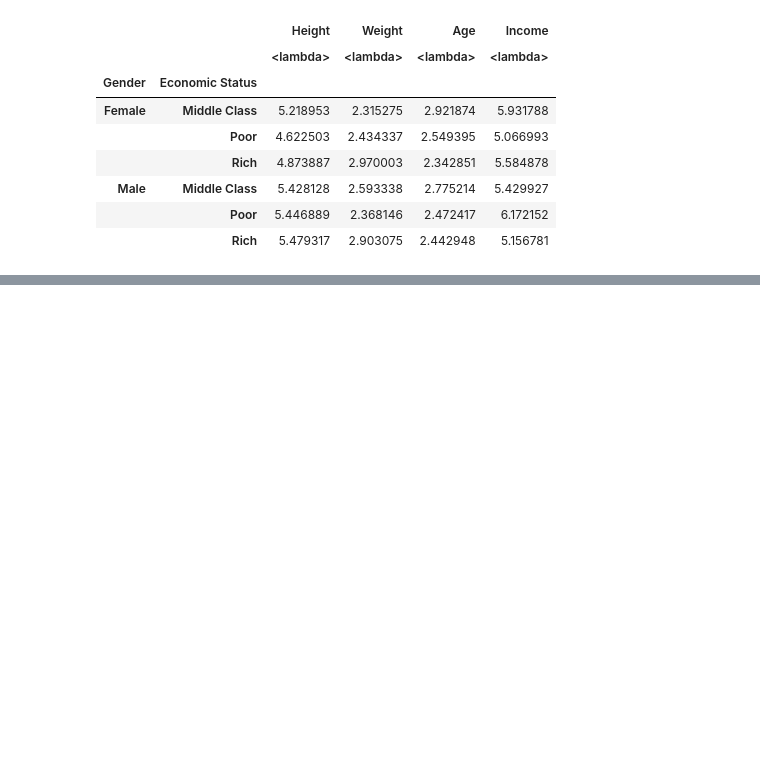
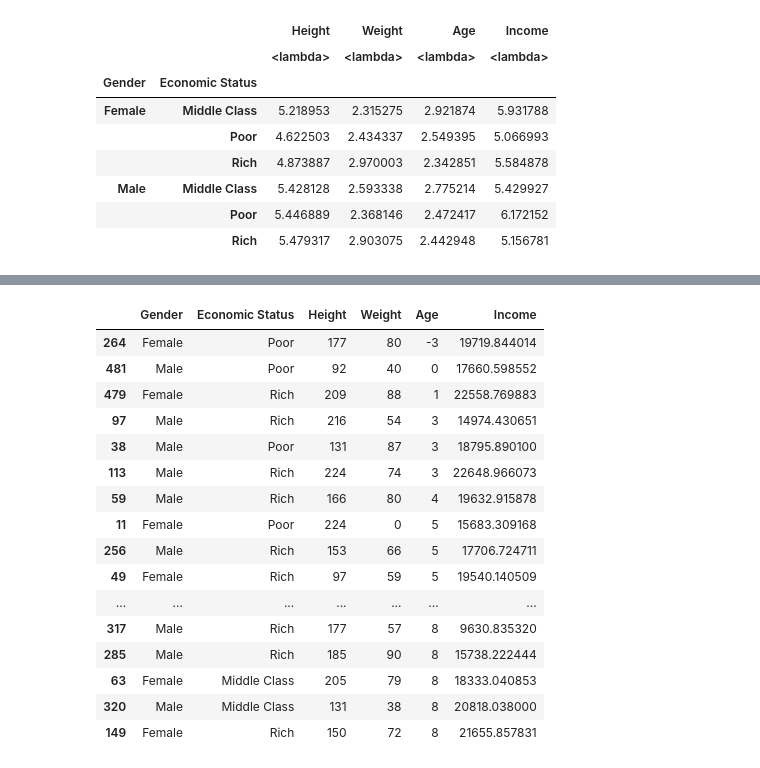
Before and after one commit to diego19508/python-ml-course, a Jupyter notebook: Course/T2 - 3 - Data Cleaning - Agrupacion de datos.ipynb, the cells around one changed output, grey strips where cells are left out. Saved outputs shown, nothing was run; the diff lists cells and outputs as text; code cells hidden in the pictures; blank space fills up the shorter version.

```diff
--- a/Course/T2 - 3 - Data Cleaning - Agrupacion de datos.ipynb
+++ b/Course/T2 - 3 - Data Cleaning - Agrupacion de datos.ipynb
@@ -257,0 +361,22 @@ double_group.aggregate([lambda x: np.mean(x)/np.std(x)])
+# %%
+data_sorted = data.sort_values(["Age","Income"])
+# %%
+data_sorted.head(20)
+# %% [output]
+|  | Gender | Economic Status | Height | Weight | Age | Income |
+| 264 | Female | Poor | 177 | 80 | -3 | 19719.844014 |
+| 481 | Male | Poor | 92 | 40 | 0 | 17660.598552 |
+| 479 | Female | Rich | 209 | 88 | 1 | 22558.769883 |
+| 97 | Male | Rich | 216 | 54 | 3 | 14974.430651 |
+| 38 | Male | Poor | 131 | 87 | 3 | 18795.890100 |
+| 113 | Male | Rich | 224 | 74 | 3 | 22648.966073 |
+| 59 | Male | Rich | 166 | 80 | 4 | 19632.915878 |
+| 11 | Female | Poor | 224 | 0 | 5 | 15683.309168 |
+| 256 | Male | Rich | 153 | 66 | 5 | 17706.724711 |
+| 49 | Female | Rich | 97 | 59 | 5 | 19540.140509 |
+| ... | ... | ... | ... | ... | ... | ... |
+| 317 | Male | Rich | 177 | 57 | 8 | 9630.835320 |
+| 285 | Male | Rich | 185 | 90 | 8 | 15738.222444 |
+| 63 | Female | Middle Class | 205 | 79 | 8 | 18333.040853 |
+| 320 | Male | Middle Class | 131 | 38 | 8 | 20818.038000 |
+| 149 | Female | Rich | 150 | 72 | 8 | 21655.857831 |
```
Also changed, not shown: parts of 19 cells of this notebook.
